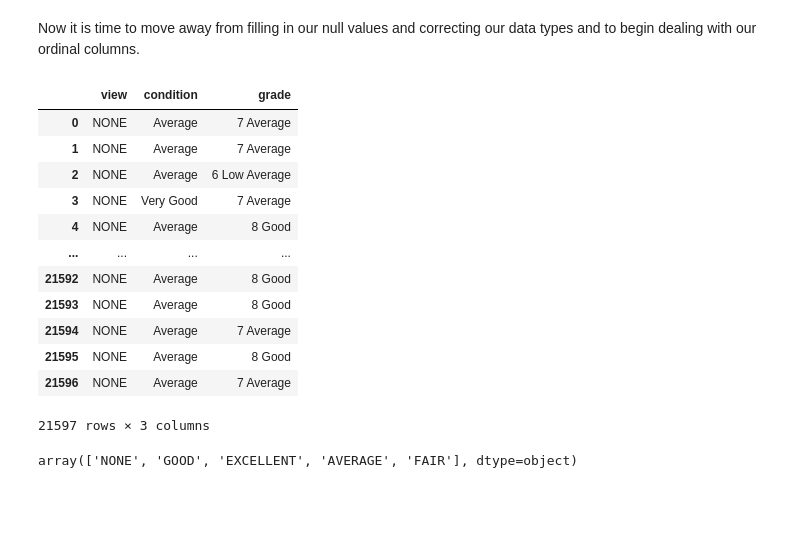
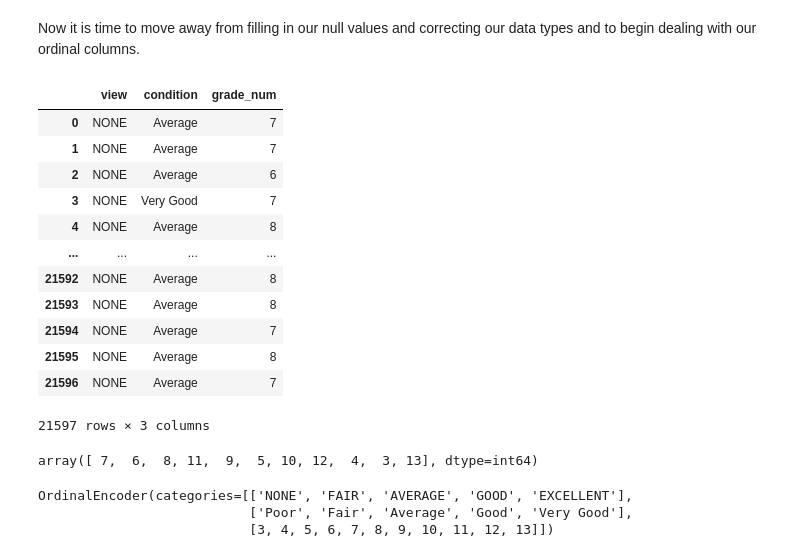
Before and after one commit to tweatherfordk/Linear-Regression-Housing-Model, a Jupyter notebook: Pedro/kings_county_eda.ipynb, the cells around one changed output. Drawn from its saved outputs; the diff is of its cells as text; code cells hidden in the pictures; blank space fills up the shorter version.

Commit message:
data wrangling and cleaning

```diff
--- a/Pedro/kings_county_eda.ipynb
+++ b/Pedro/kings_county_eda.ipynb
@@ -69,4 +69,4 @@ df.yr_renovated.isna().sum() # checking to see if there are any NaN values
 # %%
 df["sqft_basement"].replace(to_replace= "?", value = 0.0, inplace= True ) # replacing ? with 0.0 in our sqft_basement column
 
-df["sqft_basement"].describe()
+df["sqft_basement"] = df["sqft_basement"].astype("float")
@@ -91,29 +85,33 @@ df.view.unique()
 df.view.fillna("NONE", inplace = True)
 # %% [markdown]
 Now it is time to move away from filling in our null values and correcting our data types and to begin dealing with our ordinal columns.
+# %%
+df["grade_num"] = df.grade.apply(lambda x: (int(x[0:2]))) # adding a grade numeric column which is derived from the grade column. Only using the integer grading.
 # %%
 from sklearn.preprocessing import OrdinalEncoder
 
-ord_cat_selector = ['view', 'condition', 'grade'] # these three columns all have ordinal data and must be dealt with accordingly
+ord_cat_selector = ['view', 'condition', 'grade_num'] # these three columns all have ordinal data and must be dealt with accordingly
 
 cat_subset = df[ord_cat_selector]
 
 cat_subset
 # %% [output]
-|  | view | condition | grade |
-| 0 | NONE | Average | 7 Average |
-| 1 | NONE | Average | 7 Average |
-| 2 | NONE | Average | 6 Low Average |
-| 3 | NONE | Very Good | 7 Average |
-| 4 | NONE | Average | 8 Good |
+|  | view | condition | grade_num |
+| 0 | NONE | Average | 7 |
+| 1 | NONE | Average | 7 |
+| 2 | NONE | Average | 6 |
+| 3 | NONE | Very Good | 7 |
+| 4 | NONE | Average | 8 |
 | ... | ... | ... | ... |
-| 21592 | NONE | Average | 8 Good |
-| 21593 | NONE | Average | 8 Good |
-| 21594 | NONE | Average | 7 Average |
-| 21595 | NONE | Average | 8 Good |
-| 21596 | NONE | Average | 7 Average |
+| 21592 | NONE | Average | 8 |
+| 21593 | NONE | Average | 8 |
+| 21594 | NONE | Average | 7 |
+| 21595 | NONE | Average | 8 |
+| 21596 | NONE | Average | 7 |
 21597 rows × 3 columns
 # %%
 cat_subset['view'].unique()
+cat_subset['condition'].unique()
+cat_subset['grade_num'].unique()
 # %% [output]
-array(['NONE', 'GOOD', 'EXCELLENT', 'AVERAGE', 'FAIR'], dtype=object)
+array([ 7,  6,  8, 11,  9,  5, 10, 12,  4,  3, 13], dtype=int64)
@@ -119,0 +123,7 @@ array(['NONE', 'GOOD', 'EXCELLENT', 'AVERAGE', 'FAIR'], dtype=object)
+# %%
+o_enc = OrdinalEncoder(categories = [view_list, condition_list, grade_list])
+o_enc.fit(cat_subset)
+# %% [output]
+OrdinalEncoder(categories=[['NONE', 'FAIR', 'AVERAGE', 'GOOD', 'EXCELLENT'],
+                           ['Poor', 'Fair', 'Average', 'Good', 'Very Good'],
+                           [3, 4, 5, 6, 7, 8, 9, 10, 11, 12, 13]])
```
Also changed, not shown: parts of 5 cells of this notebook.
